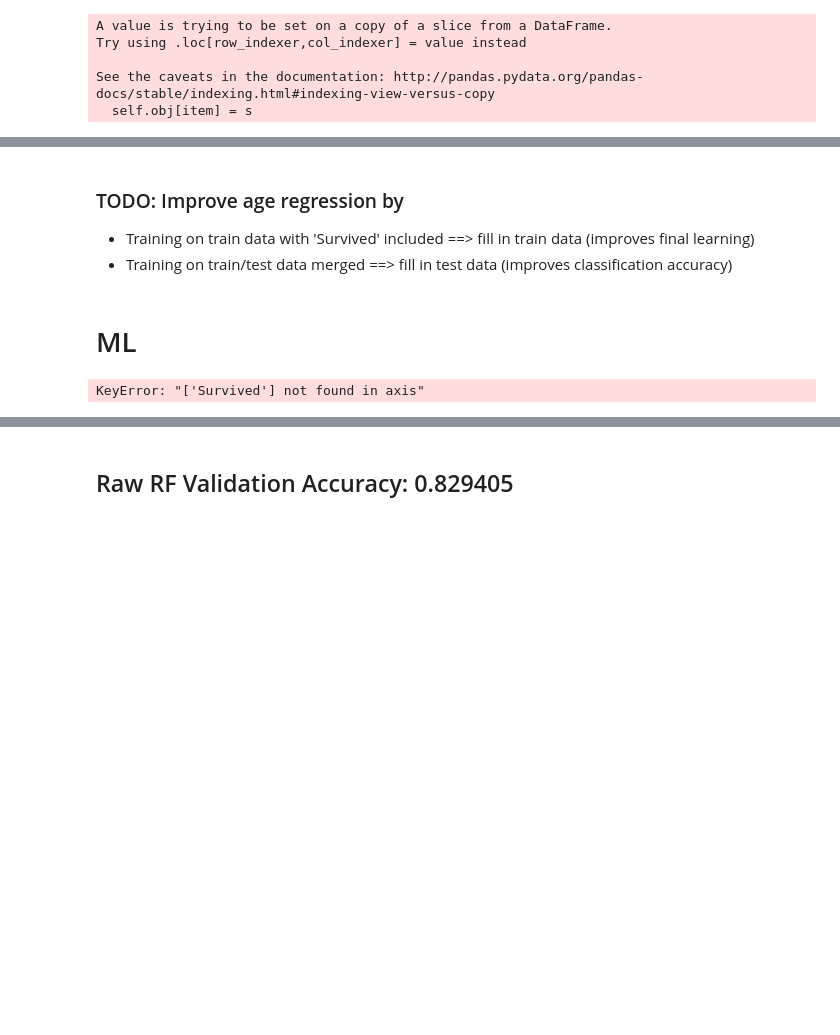
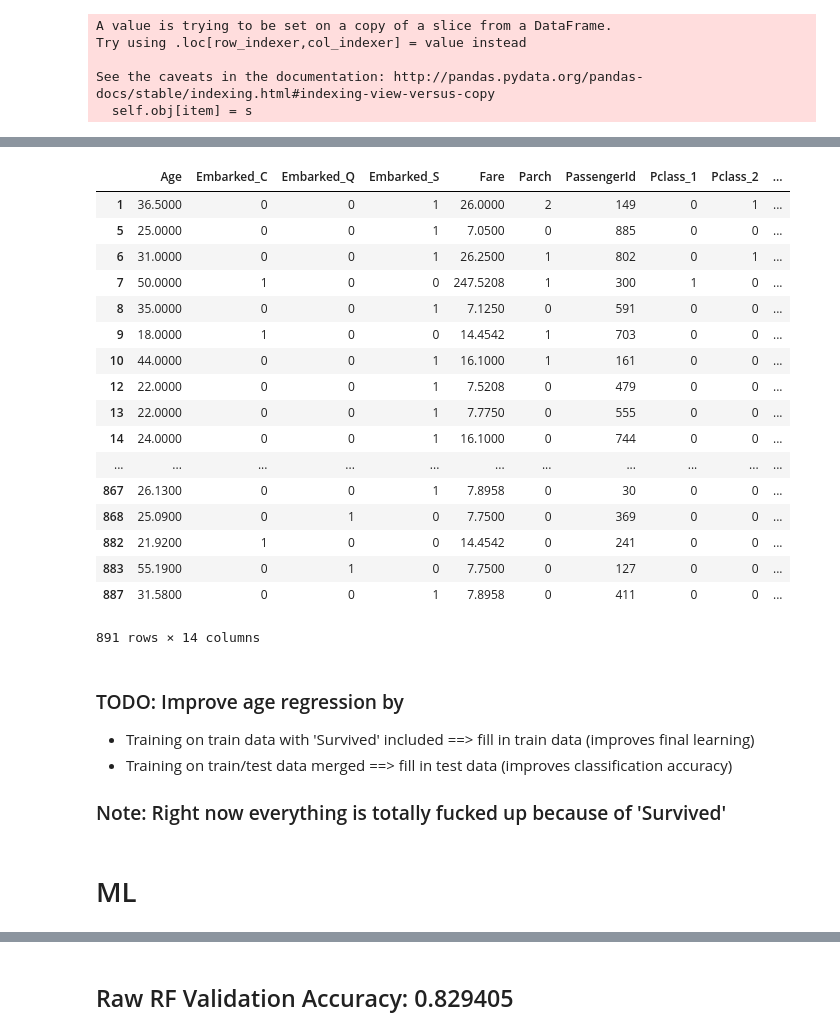
Before and after one commit to c1rowe/titanic, a Jupyter notebook: titanic_ml.ipynb, the cells around one changed output, grey strips where cells are left out. Cells and saved outputs as stored; diff of their text form; code cells hidden in the pictures; blank space fills up the shorter version.

```diff
--- a/titanic_ml.ipynb
+++ b/titanic_ml.ipynb
@@ -418,7 +418,7 @@ def fill_age(df, clf):
 
     return filled_df
 # %%
-ml_df = fill_age(ml_df.drop('Survived',axis=1), clf)
+full_df = fill_age(ml_df.drop('Survived',axis=1,inplace=False), clf)
 # %% [output]
 A value is trying to be set on a copy of a slice from a DataFrame.
 Try using .loc[row_indexer,col_indexer] = value instead
@@ -449,12 +439,34 @@ ml_df
+# %%
+full_df['Survived'] = ml_df['Survived']
+full_df
+# %% [output]
+|  | Age | Embarked_C | Embarked_Q | Embarked_S | Fare | Parch | PassengerId | Pclass_1 | Pclass_2 | ... |
+| 1 | 36.5000 | 0 | 0 | 1 | 26.0000 | 2 | 149 | 0 | 1 | ... |
+| 5 | 25.0000 | 0 | 0 | 1 | 7.0500 | 0 | 885 | 0 | 0 | ... |
+| 6 | 31.0000 | 0 | 0 | 1 | 26.2500 | 1 | 802 | 0 | 1 | ... |
+| 7 | 50.0000 | 1 | 0 | 0 | 247.5208 | 1 | 300 | 1 | 0 | ... |
+| 8 | 35.0000 | 0 | 0 | 1 | 7.1250 | 0 | 591 | 0 | 0 | ... |
+| 9 | 18.0000 | 1 | 0 | 0 | 14.4542 | 1 | 703 | 0 | 0 | ... |
+| 10 | 44.0000 | 0 | 0 | 1 | 16.1000 | 1 | 161 | 0 | 0 | ... |
+| 12 | 22.0000 | 0 | 0 | 1 | 7.5208 | 0 | 479 | 0 | 0 | ... |
+| 13 | 22.0000 | 0 | 0 | 1 | 7.7750 | 0 | 555 | 0 | 0 | ... |
+| 14 | 24.0000 | 0 | 0 | 1 | 16.1000 | 0 | 744 | 0 | 0 | ... |
+| ... | ... | ... | ... | ... | ... | ... | ... | ... | ... | ... |
+| 867 | 26.1300 | 0 | 0 | 1 | 7.8958 | 0 | 30 | 0 | 0 | ... |
+| 868 | 25.0900 | 0 | 1 | 0 | 7.7500 | 0 | 369 | 0 | 0 | ... |
+| 882 | 21.9200 | 1 | 0 | 0 | 14.4542 | 0 | 241 | 0 | 0 | ... |
+| 883 | 55.1900 | 0 | 1 | 0 | 7.7500 | 0 | 127 | 0 | 0 | ... |
+| 887 | 31.5800 | 0 | 0 | 1 | 7.8958 | 0 | 411 | 0 | 0 | ... |
+891 rows × 14 columns
 # %% [markdown]
 ### TODO: Improve age regression by
 - Training on train data with 'Survived' included ==> fill in train data (improves final learning)
 - Training on train/test data merged ==> fill in test data (improves classification accuracy)
+
+### Note: Right now everything is totally fucked up because of 'Survived'
 # %% [markdown]
 # ML
 # %%
 # now get training X and Y for actual classification task
-X_train = ml_df.drop('Survived', axis=1)
-Y_train = ml_df['Survived']
+X_train = full_df.drop('Survived',axis=1)
+Y_train = full_df['Survived']
-# %% [output]
-KeyError: "['Survived'] not found in axis"
```
Also changed, not shown: parts of 7 cells of this notebook.
